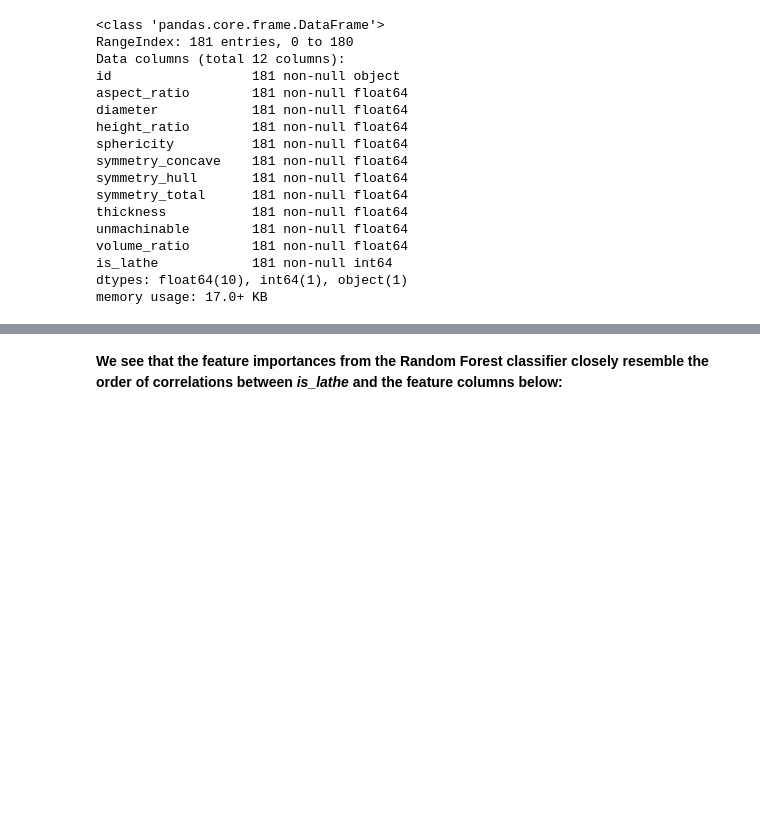
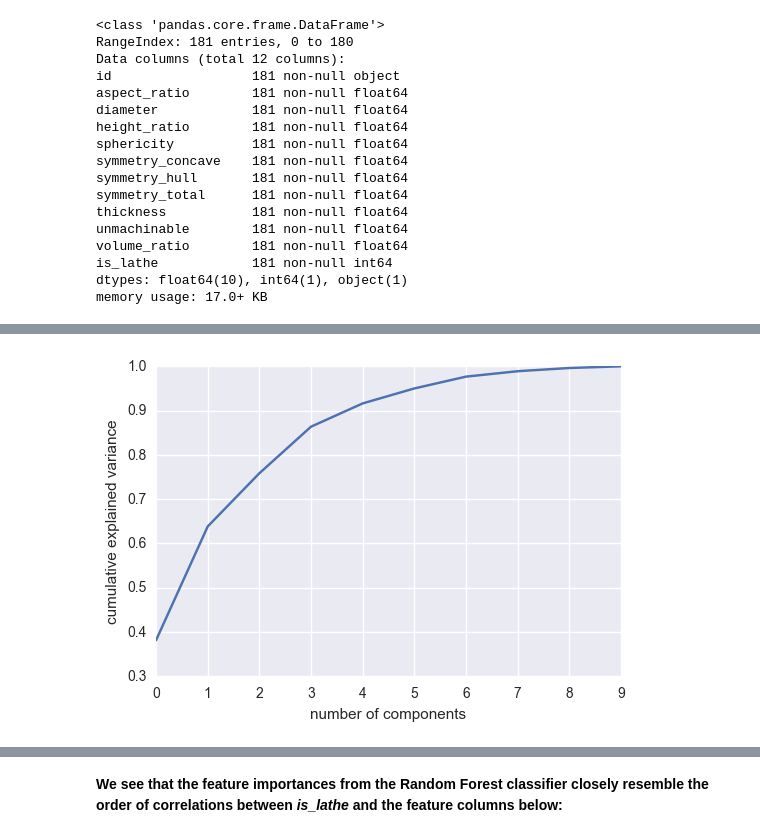
Before and after one commit to dwww2012/xometry, a Jupyter notebook: xometry.ipynb, the cells around one changed output, grey strips where cells are left out. Cells and saved outputs as stored; diff of their text form; code cells hidden in the pictures; blank space fills up the shorter version.

```diff
--- a/xometry.ipynb
+++ b/xometry.ipynb
@@ -53,0 +66,8 @@ sns.pairplot(df)
+# %%
+# here we see that most of the 10 features are needed to account for ~100% explained variance, so no dimensionality reduction is needed
+pca = PCA().fit(X)
+plt.plot(np.cumsum(pca.explained_variance_ratio_))
+plt.xlabel('number of components')
+plt.ylabel('cumulative explained variance');
+# %% [output]
+[figure, added]
```
Also changed, not shown: parts of 13 cells of this notebook.
